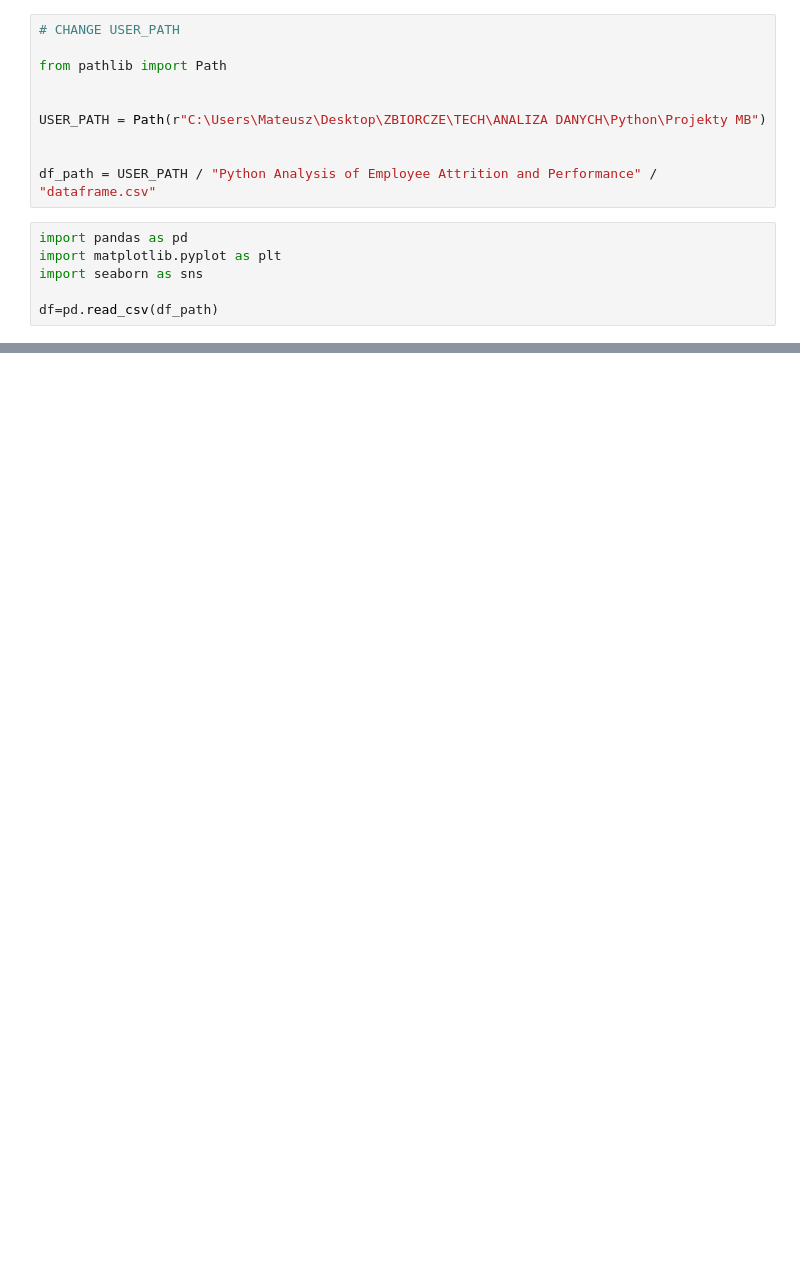
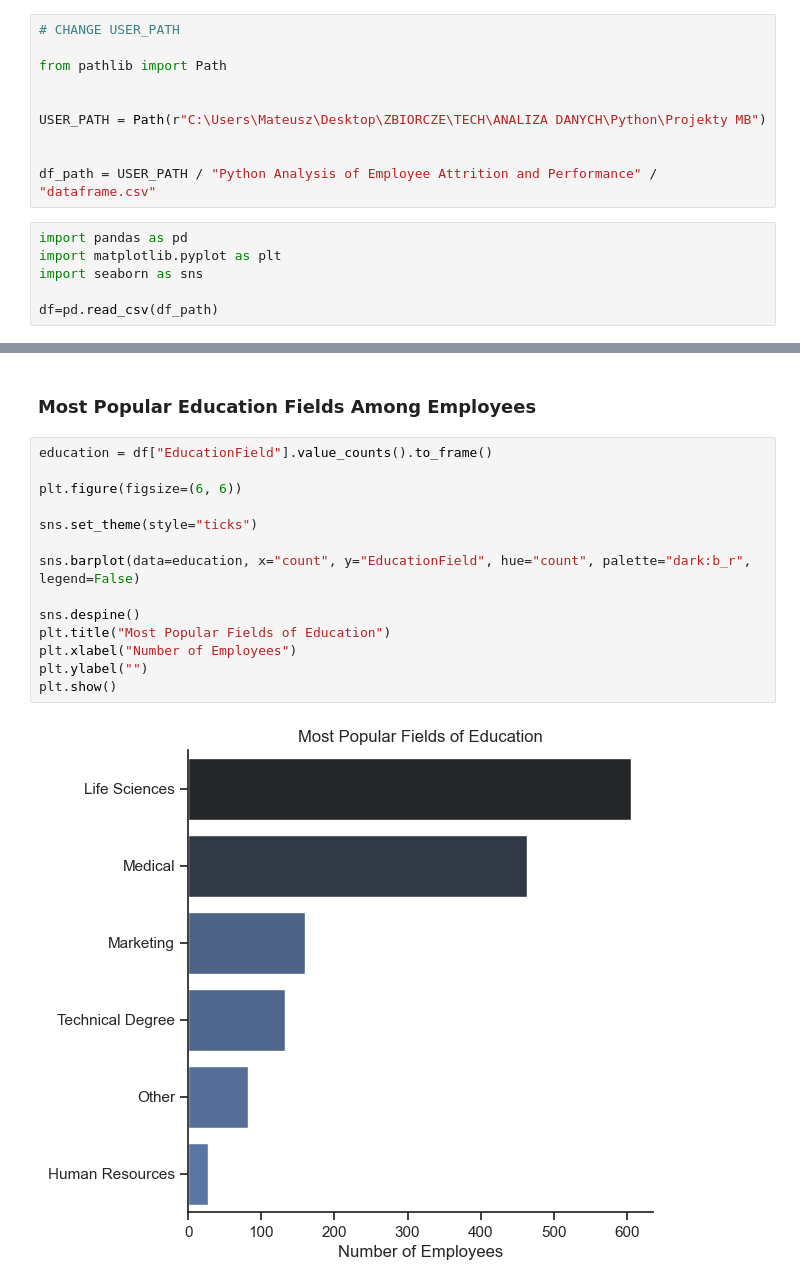
Before and after one commit to matbochenek42/Python-Analysis-of-Employee-Attrition-and-Performance, a Jupyter notebook: 2_EDA.ipynb, the cells around one changed output, grey strips where cells are left out. Saved outputs shown, nothing was run; the diff lists cells and outputs as text; blank space fills up the shorter version.

```diff
--- a/2_EDA.ipynb
+++ b/2_EDA.ipynb
@@ -49,0 +91,18 @@ df.sample(3)
+# %% [markdown]
+### Most Popular Education Fields Among Employees
+# %%
+education = df["EducationField"].value_counts().to_frame()
+
+plt.figure(figsize=(6, 6))
+
+sns.set_theme(style="ticks")
+
+sns.barplot(data=education, x="count", y="EducationField", hue="count", palette="dark:b_r", legend=False)
+
+sns.despine()
+plt.title("Most Popular Fields of Education")
+plt.xlabel("Number of Employees")
+plt.ylabel("")
+plt.show()
+# %% [output]
+[figure, added]
```
Also changed, not shown: parts of 14 cells of this notebook, 3 other files.
